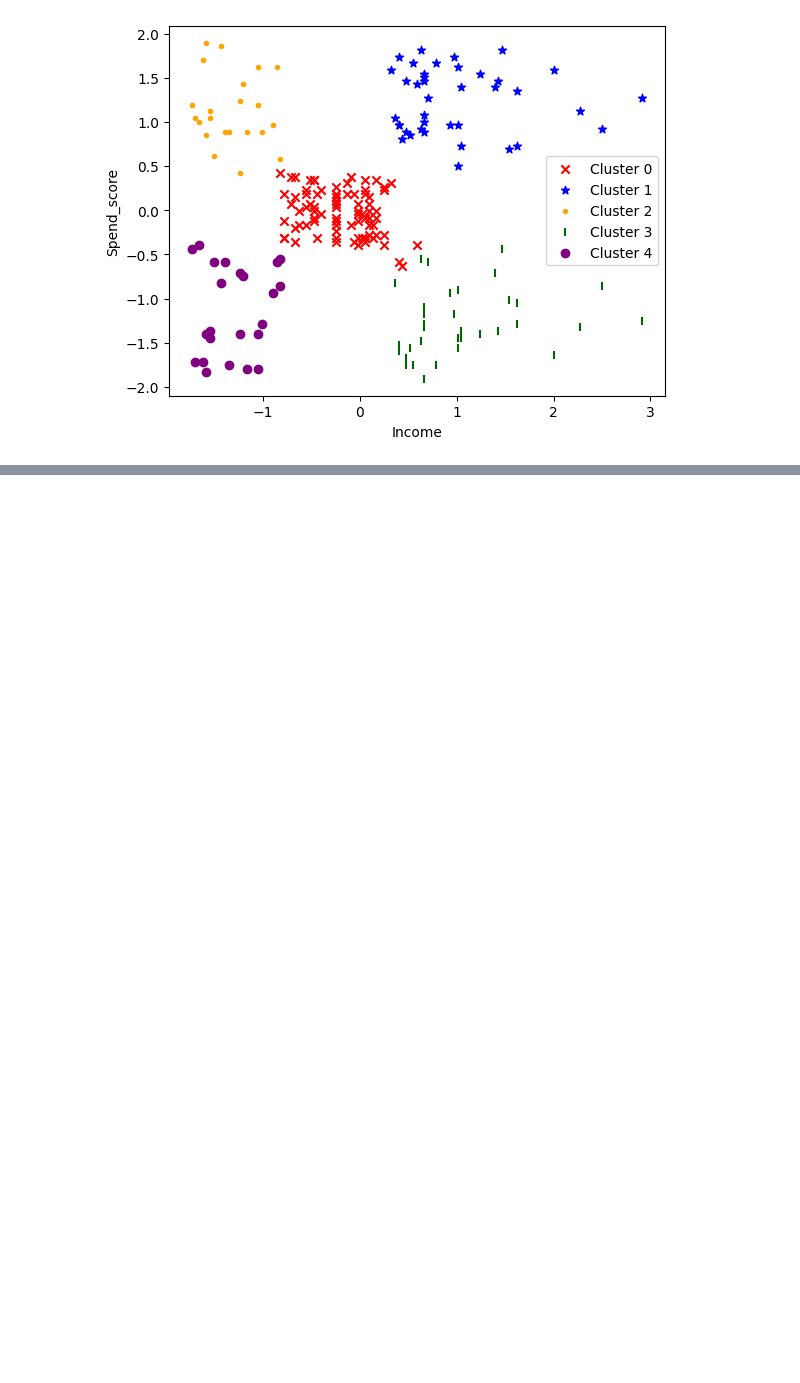
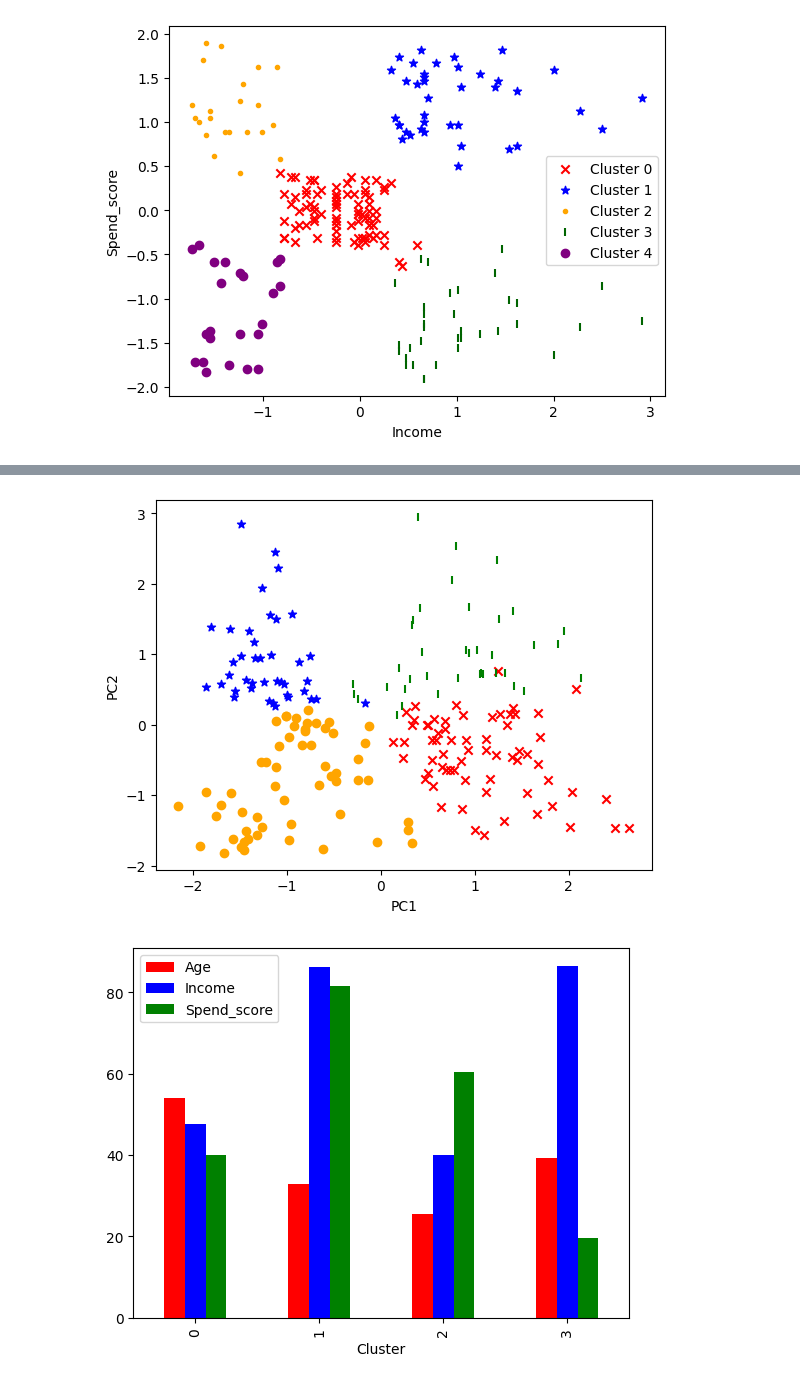
Before and after one commit to johnson80245/python, a Jupyter notebook: DS for Marketing Analytics/DS Marketing Analytics Ch3.ipynb, the cells around one changed output, grey strips where cells are left out. Saved outputs shown, nothing was run; the diff lists cells and outputs as text; code cells hidden in the pictures; blank space fills up the shorter version.

```diff
--- a/DS for Marketing Analytics/DS Marketing Analytics Ch3.ipynb
+++ b/DS for Marketing Analytics/DS Marketing Analytics Ch3.ipynb
@@ -191,0 +228,53 @@ memory usage: 547.0 KB
+# %%
+#Exercise 3.06 - Dealing with High Dimensional Data
+
+cluster_cols = ['Age', 'Income', 'Spend_score']
+data_scaled[cluster_cols].head(3)
+
+#Assigning the clusters to cluster columns
+model = KMeans(n_clusters = 4, random_state = 42)
+model.fit(data_scaled[cluster_cols])
+
+data_scaled['Cluster'] = model.predict(data_scaled[cluster_cols])
+
+#Using PCA on the scaled data to create 2 new cols
+from sklearn import decomposition
+
+pca = decomposition.PCA(n_components = 2)
+pca_res = pca.fit_transform(data_scaled[cluster_cols])
+
+data_scaled['pc1'] = pca_res[:,0]
+data_scaled['pc2']= pca_res[:,1]
+
+
+#Visualize the clusters by using different markers
+markers = ['x', '*', 'o', '|']
+colors = ['red', 'blue', 'orange','green']
+
+for clust in range(4):
+    temp = data_scaled[data_scaled.Cluster == clust]
+    plt.scatter(temp.pc1, temp.pc2, marker = markers[clust],
+                label = 'Cluster' + str(clust),
+                color = colors[clust]
+                )
+
+plt.xlabel('PC1')
+plt.ylabel('PC2')
+plt.show
+
+
+#Understand the clusters, print the averagevalus of orig feat.
+data0['Cluster'] = data_scaled.Cluster
+data0.groupby('Cluster')[['Age', 'Income', 'Spend_score']].mean()
+
+#Vizualize this info using bar plots
+data0.groupby('Cluster')[['Age', 'Income', 'Spend_score']].mean().plot.bar(
+    color = ['red', 'blue', 'green']
+)
+
+plt.show()
+
+#
+# %% [output]
+[figure, added]
+[figure, added]
```
Also changed, not shown: parts of 2 cells of this notebook.
